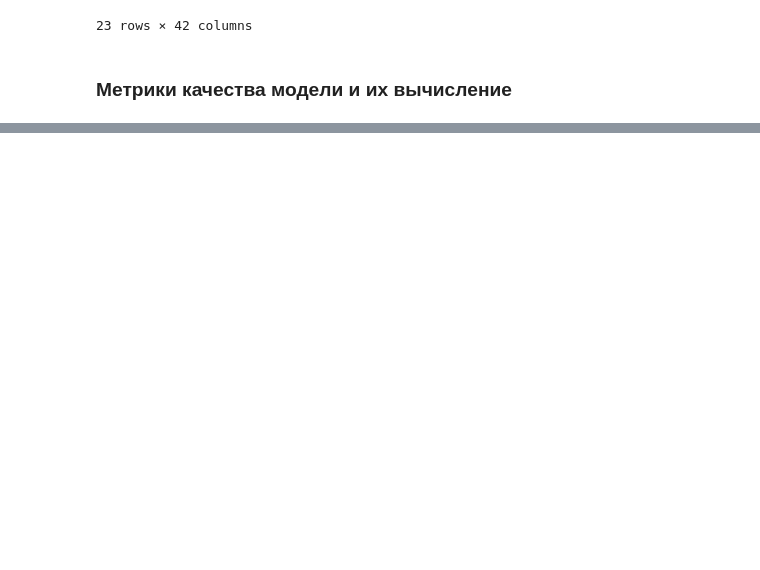
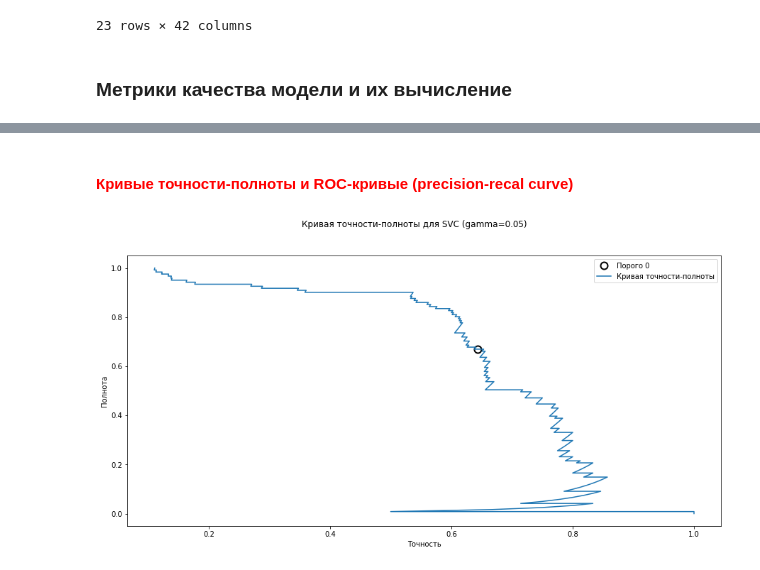
Before and after one commit to azamind/ml-intro, a Jupyter notebook: code/Chapter5.ipynb, the cells around one changed output, grey strips where cells are left out. Saved outputs shown, nothing was run; the diff lists cells and outputs as text; code cells hidden in the pictures; blank space fills up the shorter version.

```diff
--- a/code/Chapter5.ipynb
+++ b/code/Chapter5.ipynb
@@ -360,0 +517,2 @@ display(results.T)
+# %% [markdown]
+<h4 style="color: red">Кривые точности-полноты и ROC-кривые (precision-recal curve)</h4>
@@ -360,0 +521,20 @@ display(results.T)
+# %%
+# функция precisio_recall_curve возвращает список значений точности и полноты для всех
+# возможных пороговых значений в отсортированном ввиде.
+# построим кривую ниже
+X, y = make_blobs(n_samples=(4000, 500), cluster_std=[7.0, 2], random_state=22)
+X_train, X_test, y_train, y_test = train_test_split(X, y, random_state=0)
+svc = SVC(gamma=.05).fit(X_train, y_train)
+precision, recall, thresholds = precision_recall_curve(y_test, svc.decision_function(X_test))
+# находим ближайший к нулю порог
+close_zero = np.argmin(np.abs(thresholds))
+plt.figure(figsize=(15, 7))
+plt.plot(precision[close_zero], recall[close_zero], 'o', markersize=10, label="Порого 0", fillstyle="none", c="k", mew=2)
+plt.plot(precision, recall, label="Кривая точности-полноты")
+plt.xlabel("Точность")
+plt.ylabel("Полнота")
+plt.legend(loc="best")
+plt.suptitle('Кривая точности-полноты для SVC (gamma=0.05)')
+plt.show()
+# %% [output]
+[figure, added]
```
Also changed, not shown: parts of 45 cells of this notebook.
